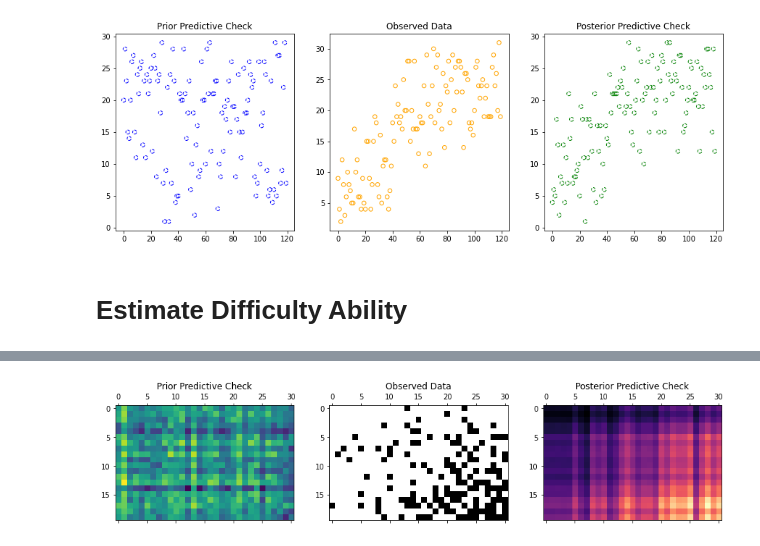
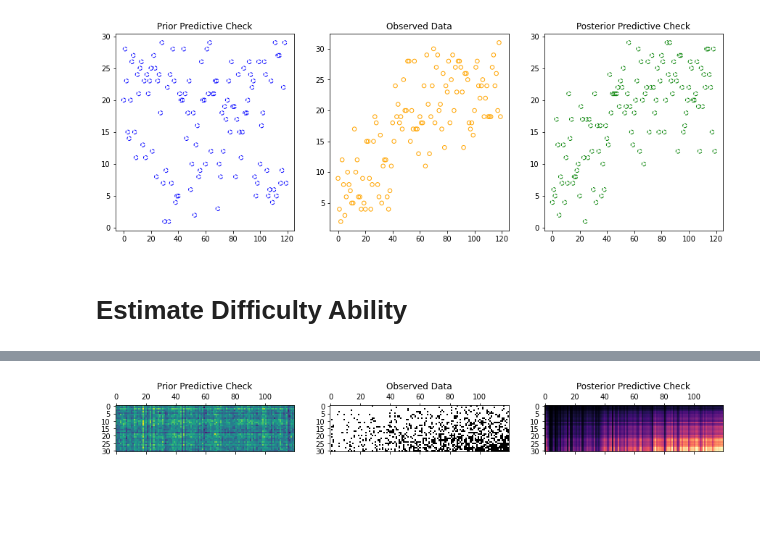
Before and after one commit to vb690/learning_bayes, a Jupyter notebook: books/bayesian_cognitive_modelling/chapter_6.ipynb, the cells around one changed output, grey strips where cells are left out. Drawn from its saved outputs; the diff is of its cells as text; code cells hidden in the pictures; blank space fills up the shorter version.

```diff
--- a/books/bayesian_cognitive_modelling/chapter_6.ipynb
+++ b/books/bayesian_cognitive_modelling/chapter_6.ipynb
@@ -156,7 +155,7 @@ visualize_samples(
 # %% [markdown]
 # Estimate Difficulty Ability
 # %%
-abilities = np.linspace(0.1, 0.9, num=20)
+abilities = np.linspace(0.1, 0.9, num=120)
 difficulties = np.linspace(0.1, 0.9, num=31)
 
 abilities_difficulties_idx = list(
@@ -186,12 +185,12 @@ model = estimate_difficulty_ability(
     question_idx=question_idx,
     answer_idx=answer_idx,
     difficulty_beta_kwargs={
-        'alpha': 5,
-        'beta': 5
+        'alpha': 1,
+        'beta': 1
     },
     ability_beta_kwargs={
-        'alpha': 5,
-        'beta': 5
+        'alpha': 1,
+        'beta': 1
     }
 )
 plate, prpc, trace, popc = validate_model(
@@ -214,19 +226,19 @@ Sampling 4 chains for 3_000 tune and 3_000 draw iterations (12_000 + 12_000 draw
 # %%
 prior_matrix = np.empty(shape=(len(abilities), len(difficulties)))
 observed_matrix = np.empty(shape=(len(abilities), len(difficulties)))
 posterior_matrix = np.empty(shape=(len(abilities), len(difficulties)))
 
 for idx, (ab_idx, diff_idx) in enumerate(abilities_difficulties_idx):
 
     prior_matrix[ab_idx][diff_idx] = np.median(prpc['p_answer_correct'], axis=0)[idx]
     observed_matrix[ab_idx][diff_idx] = observed_answers[idx]
     posterior_matrix[ab_idx][diff_idx] = np.median(popc['p_answer_correct'], axis=0)[idx]
 
 visualize_matrices(
-    observed=observed_matrix,
-    prpc=prior_matrix,
-    popc=posterior_matrix,
+    observed=observed_matrix.T,
+    prpc=prior_matrix.T,
+    popc=posterior_matrix.T,
     figsize=(15, 20)
 )
 # %% [output]
-[figure, old version]
+[figure, new version]
```
Also changed, not shown: parts of 5 cells of this notebook, 2 other files.
